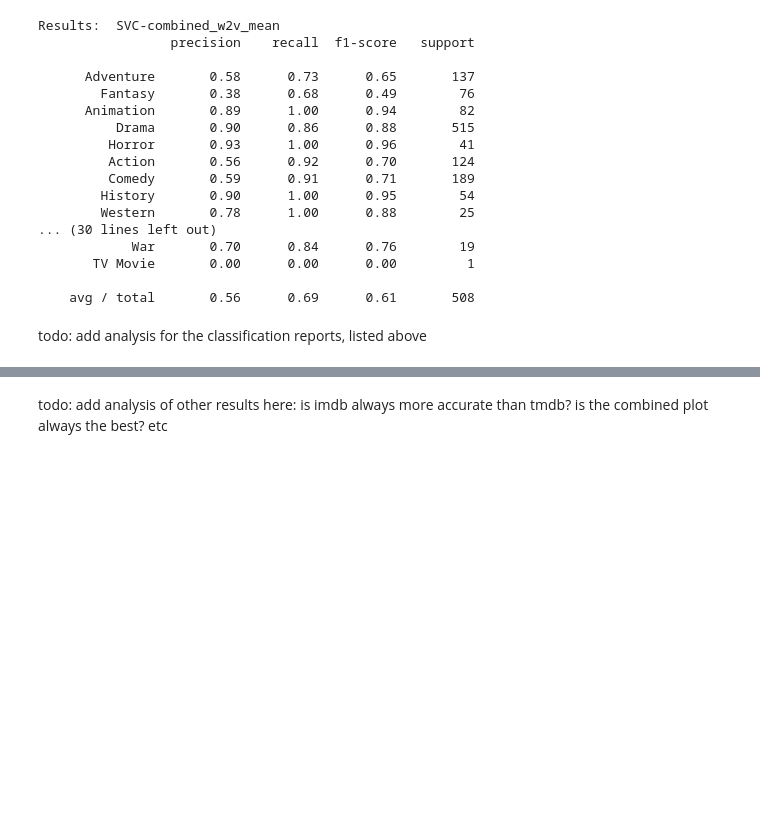
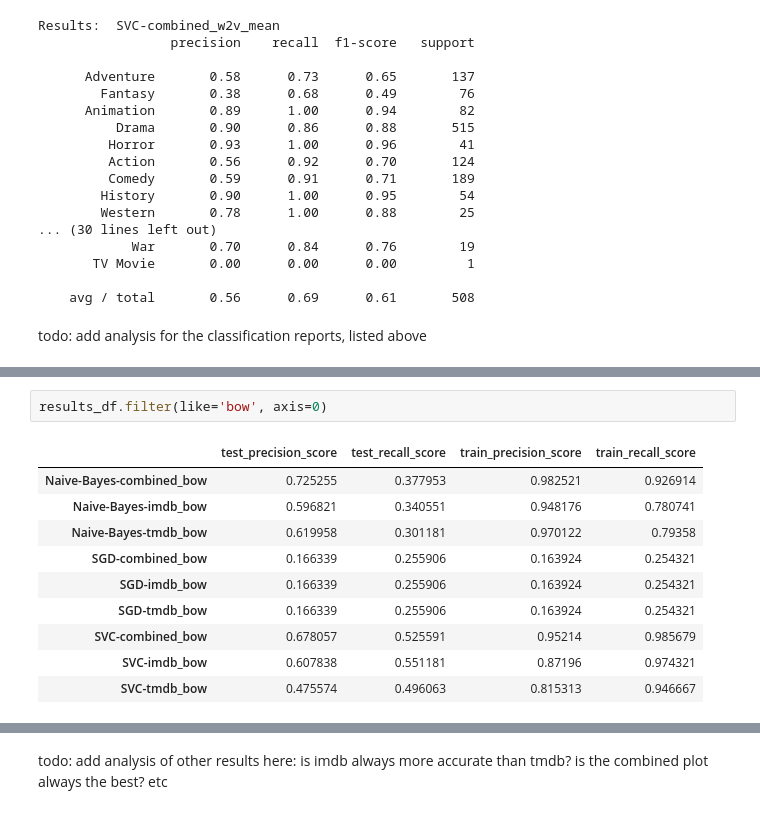
Before and after one commit to Nick-Morgan/Python-Movie-Genre-Predictor, a Jupyter notebook: Modeling - Nick.ipynb, the cells around one changed output, grey strips where cells are left out. Drawn from its saved outputs; the diff is of its cells as text; blank space fills up the shorter version.

```diff
--- a/Modeling - Nick.ipynb
+++ b/Modeling - Nick.ipynb
@@ -341,0 +451,13 @@ results_df
+# %%
+results_df.filter(like='bow', axis=0)
+# %% [output]
+|  | test_precision_score | test_recall_score | train_precision_score | train_recall_score |
+| Naive-Bayes-combined_bow | 0.725255 | 0.377953 | 0.982521 | 0.926914 |
+| Naive-Bayes-imdb_bow | 0.596821 | 0.340551 | 0.948176 | 0.780741 |
+| Naive-Bayes-tmdb_bow | 0.619958 | 0.301181 | 0.970122 | 0.79358 |
+| SGD-combined_bow | 0.166339 | 0.255906 | 0.163924 | 0.254321 |
+| SGD-imdb_bow | 0.166339 | 0.255906 | 0.163924 | 0.254321 |
+| SGD-tmdb_bow | 0.166339 | 0.255906 | 0.163924 | 0.254321 |
+| SVC-combined_bow | 0.678057 | 0.525591 | 0.95214 | 0.985679 |
+| SVC-imdb_bow | 0.607838 | 0.551181 | 0.87196 | 0.974321 |
+| SVC-tmdb_bow | 0.475574 | 0.496063 | 0.815313 | 0.946667 |
```
Also changed, not shown: parts of 23 cells of this notebook.
